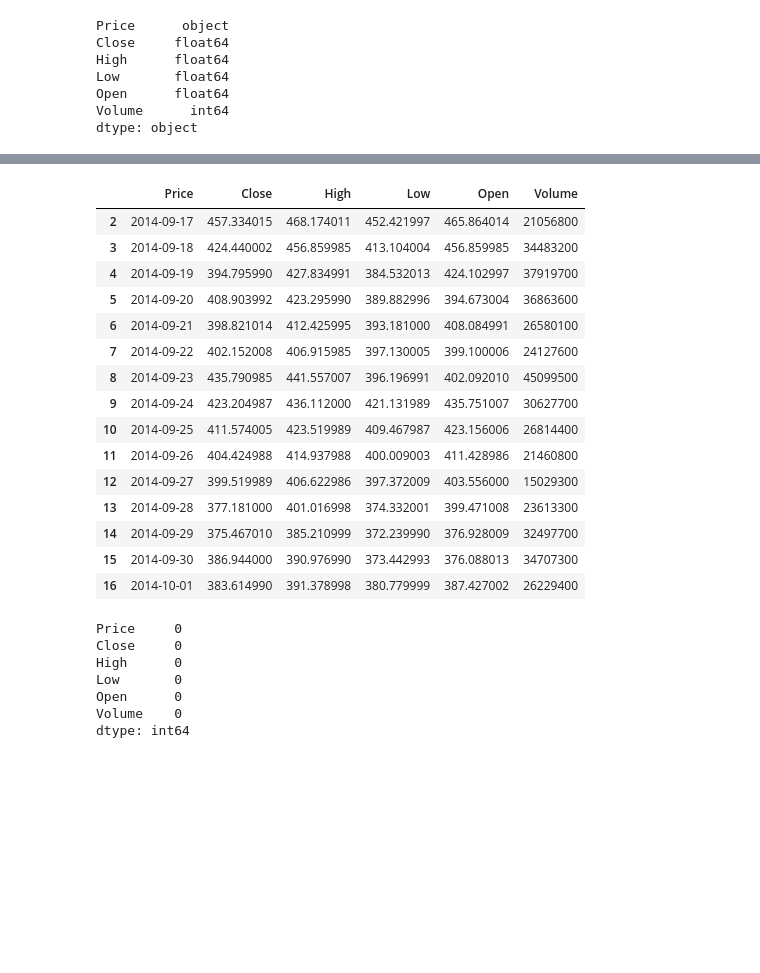
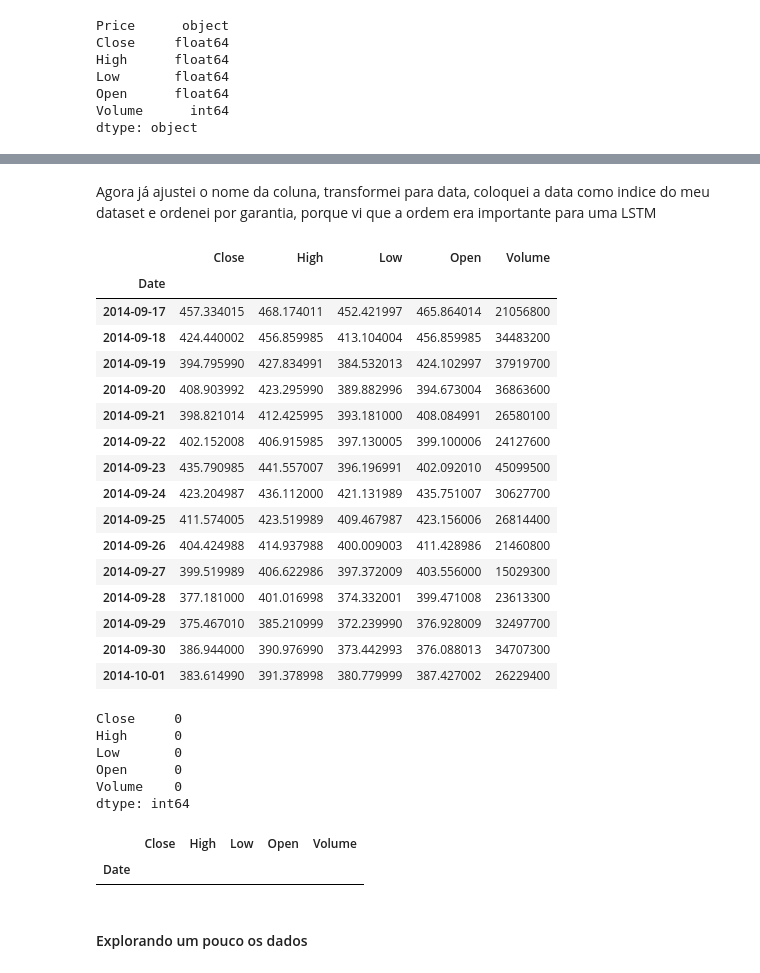
Before and after one commit to gusdiaso/crypto_predict, a Jupyter notebook: bitcoin.ipynb, the cells around one changed output, grey strips where cells are left out. Drawn from its saved outputs; the diff is of its cells as text; code cells hidden in the pictures; blank space fills up the shorter version.

Commit message:
update: ajuste e analise dos dados

```diff
--- a/bitcoin.ipynb
+++ b/bitcoin.ipynb
@@ -3,9 +11,7 @@
 # %%
-import pandas as pd
-
-bitcoin = pd.read_csv('./data/BTC-USD.csv')
-bitcoin = bitcoin.iloc[2:,:]
-bitcoin
+df = pd.read_csv('./data/BTC-USD.csv')
+df = df.iloc[2:,:]
+df.head(10)
 # %% [output]
 |  | Price | Close | High | Low | Open | Volume |
 | 2 | 2014-09-17 | 457.3340148925781 | 468.17401123046875 | 452.4219970703125 | 465.864013671875 | 21056800 |
@@ -39,3 +45,3 @@ memory usage: 187.6+ KB
 # %%
 cols = ['Close', 'High', 'Low', 'Open', 'Volume']
-bitcoin[cols] = bitcoin[cols].apply(pd.to_numeric, errors='coerce')
+df[cols] = df[cols].apply(pd.to_numeric, errors='coerce')
@@ -51,0 +63,4 @@ dtype: object
+# %%
+df = df.rename(columns={'Price': 'Date'})
+df['Date'] = pd.to_datetime(df['Date'])
+df.dtypes
@@ -52,30 +75,42 @@ dtype: object
+# %%
+df = df.set_index('Date')
+df = df.sort_index()
+# %% [markdown]
+Agora já ajustei o nome da coluna, transformei para data, coloquei a data como indice do meu dataset e ordenei por garantia, porque vi que a ordem era importante para uma LSTM
 # %%
-bitcoin.head(15)
+df.head(15)
 # %% [output]
-|  | Price | Close | High | Low | Open | Volume |
-| 2 | 2014-09-17 | 457.334015 | 468.174011 | 452.421997 | 465.864014 | 21056800 |
-| 3 | 2014-09-18 | 424.440002 | 456.859985 | 413.104004 | 456.859985 | 34483200 |
-| 4 | 2014-09-19 | 394.795990 | 427.834991 | 384.532013 | 424.102997 | 37919700 |
-| 5 | 2014-09-20 | 408.903992 | 423.295990 | 389.882996 | 394.673004 | 36863600 |
-| 6 | 2014-09-21 | 398.821014 | 412.425995 | 393.181000 | 408.084991 | 26580100 |
-| 7 | 2014-09-22 | 402.152008 | 406.915985 | 397.130005 | 399.100006 | 24127600 |
-| 8 | 2014-09-23 | 435.790985 | 441.557007 | 396.196991 | 402.092010 | 45099500 |
-| 9 | 2014-09-24 | 423.204987 | 436.112000 | 421.131989 | 435.751007 | 30627700 |
-| 10 | 2014-09-25 | 411.574005 | 423.519989 | 409.467987 | 423.156006 | 26814400 |
-| 11 | 2014-09-26 | 404.424988 | 414.937988 | 400.009003 | 411.428986 | 21460800 |
-| 12 | 2014-09-27 | 399.519989 | 406.622986 | 397.372009 | 403.556000 | 15029300 |
-| 13 | 2014-09-28 | 377.181000 | 401.016998 | 374.332001 | 399.471008 | 23613300 |
-| 14 | 2014-09-29 | 375.467010 | 385.210999 | 372.239990 | 376.928009 | 32497700 |
-| 15 | 2014-09-30 | 386.944000 | 390.976990 | 373.442993 | 376.088013 | 34707300 |
-| 16 | 2014-10-01 | 383.614990 | 391.378998 | 380.779999 | 387.427002 | 26229400 |
+|  | Close | High | Low | Open | Volume |
+| Date |  |  |  |  |  |
+| 2014-09-17 | 457.334015 | 468.174011 | 452.421997 | 465.864014 | 21056800 |
+| 2014-09-18 | 424.440002 | 456.859985 | 413.104004 | 456.859985 | 34483200 |
+| 2014-09-19 | 394.795990 | 427.834991 | 384.532013 | 424.102997 | 37919700 |
+| 2014-09-20 | 408.903992 | 423.295990 | 389.882996 | 394.673004 | 36863600 |
+| 2014-09-21 | 398.821014 | 412.425995 | 393.181000 | 408.084991 | 26580100 |
+| 2014-09-22 | 402.152008 | 406.915985 | 397.130005 | 399.100006 | 24127600 |
+| 2014-09-23 | 435.790985 | 441.557007 | 396.196991 | 402.092010 | 45099500 |
+| 2014-09-24 | 423.204987 | 436.112000 | 421.131989 | 435.751007 | 30627700 |
+| 2014-09-25 | 411.574005 | 423.519989 | 409.467987 | 423.156006 | 26814400 |
+| 2014-09-26 | 404.424988 | 414.937988 | 400.009003 | 411.428986 | 21460800 |
+| 2014-09-27 | 399.519989 | 406.622986 | 397.372009 | 403.556000 | 15029300 |
+| 2014-09-28 | 377.181000 | 401.016998 | 374.332001 | 399.471008 | 23613300 |
+| 2014-09-29 | 375.467010 | 385.210999 | 372.239990 | 376.928009 | 32497700 |
+| 2014-09-30 | 386.944000 | 390.976990 | 373.442993 | 376.088013 | 34707300 |
+| 2014-10-01 | 383.614990 | 391.378998 | 380.779999 | 387.427002 | 26229400 |
 # %%
-bitcoin.isna().sum()
+df.isna().sum()
 # %% [output]
-Price     0
 Close     0
 High      0
 Low       0
 Open      0
 Volume    0
 dtype: int64
+# %%
+df[df.duplicated() == True]
+# %% [output]
+|  | Close | High | Low | Open | Volume |
+| Date |  |  |  |  |  |
+# %% [markdown]
+#### Explorando um pouco os dados
 # %%
```
Also changed, not shown: parts of 22 cells of this notebook, 5 other files.
